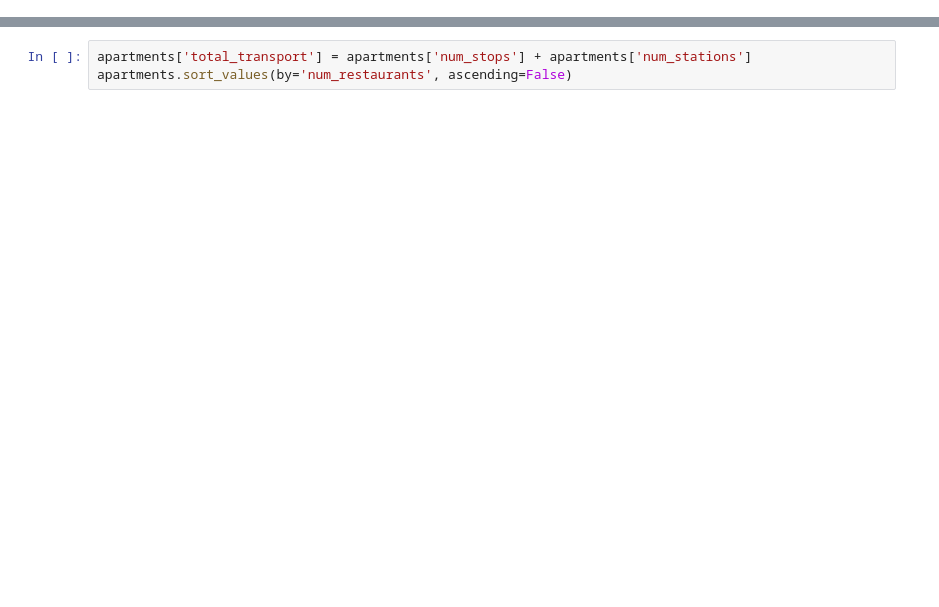
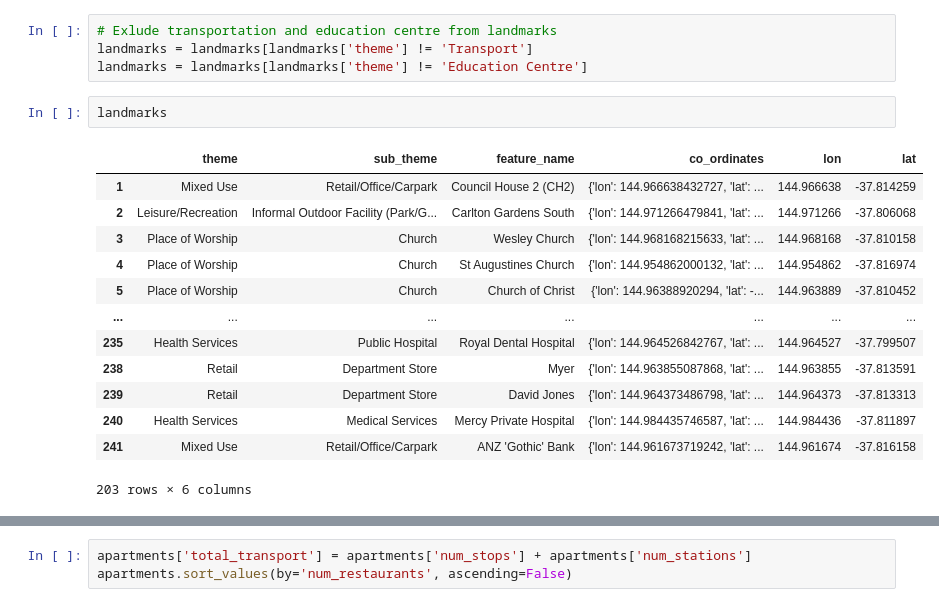
Before and after one commit to vanessagraciia/Real-Estate-Industry-Project, a Jupyter notebook: notebooks/distance.ipynb, the cells around one changed output, grey strips where cells are left out. Cells and saved outputs as stored; diff of their text form; blank space fills up the shorter version.

```diff
--- a/notebooks/distance.ipynb
+++ b/notebooks/distance.ipynb
@@ -26,0 +64,20 @@ tram1 = tram_stops[1:11]
+# %%
+# Exlude transportation and education centre from landmarks
+landmarks = landmarks[landmarks['theme'] != 'Transport']
+landmarks = landmarks[landmarks['theme'] != 'Education Centre']
+# %%
+landmarks
+# %% [output]
+|  | theme | sub_theme | feature_name | co_ordinates | lon | lat |
+| 1 | Mixed Use | Retail/Office/Carpark | Council House 2 (CH2) | {'lon': 144.966638432727, 'lat': ... | 144.966638 | -37.814259 |
+| 2 | Leisure/Recreation | Informal Outdoor Facility (Park/G... | Carlton Gardens South | {'lon': 144.971266479841, 'lat': ... | 144.971266 | -37.806068 |
+| 3 | Place of Worship | Church | Wesley Church | {'lon': 144.968168215633, 'lat': ... | 144.968168 | -37.810158 |
+| 4 | Place of Worship | Church | St Augustines Church | {'lon': 144.954862000132, 'lat': ... | 144.954862 | -37.816974 |
+| 5 | Place of Worship | Church | Church of Christ | {'lon': 144.96388920294, 'lat': -... | 144.963889 | -37.810452 |
+| ... | ... | ... | ... | ... | ... | ... |
+| 235 | Health Services | Public Hospital | Royal Dental Hospital | {'lon': 144.964526842767, 'lat': ... | 144.964527 | -37.799507 |
+| 238 | Retail | Department Store | Myer | {'lon': 144.963855087868, 'lat': ... | 144.963855 | -37.813591 |
+| 239 | Retail | Department Store | David Jones | {'lon': 144.964373486798, 'lat': ... | 144.964373 | -37.813313 |
+| 240 | Health Services | Medical Services | Mercy Private Hospital | {'lon': 144.984435746587, 'lat': ... | 144.984436 | -37.811897 |
+| 241 | Mixed Use | Retail/Office/Carpark | ANZ 'Gothic' Bank | {'lon': 144.961673719242, 'lat': ... | 144.961674 | -37.816158 |
+203 rows × 6 columns
```
Also changed, not shown: parts of 32 cells of this notebook, 4 other files.
